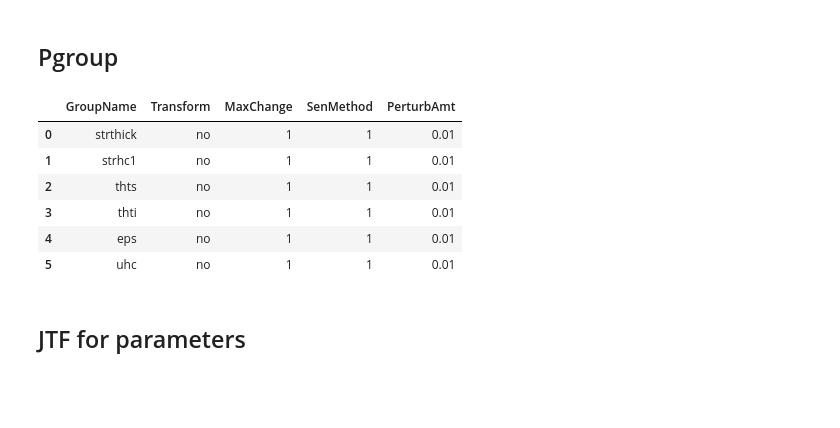
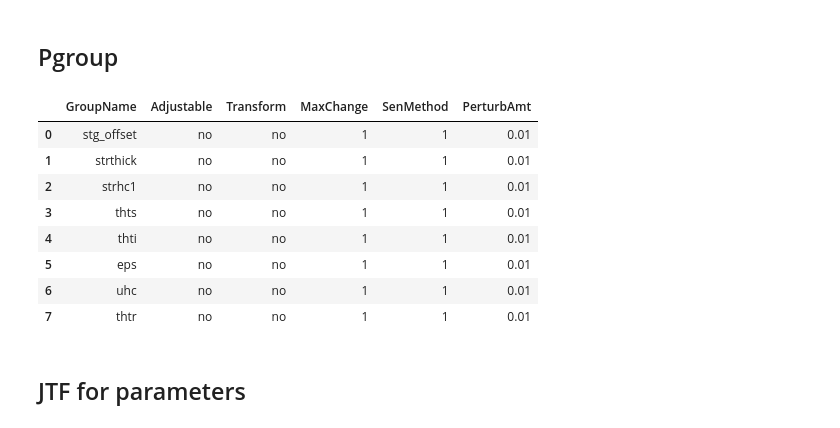
Before and after one commit to andrewcalderwood/CosumnesRiverRecharge, a Jupyter notebook: Projects/Streambed_seepage/1D Streambed seepage.ipynb, the cells around one changed output. Saved outputs shown, nothing was run; the diff lists cells and outputs as text; code cells hidden in the pictures; blank space fills up the shorter version.

```diff
--- a/Projects/Streambed_seepage/1D Streambed seepage.ipynb
+++ b/Projects/Streambed_seepage/1D Streambed seepage.ipynb
@@ -40,3 +40,8 @@ rm_sp.crs = 'epsg:4326'
 rm_sp = rm_sp.to_crs('epsg:32610')
 
 rm_teichert = rm_sp[rm_sp.id_num>3]
+
+# add MCC info to teichert
+rm_teichert = rm_teichert.append(rm_sp[rm_sp.Sensor=='MCC'])
+# write out parameters for teichert only plus MCC for downstream
+pd.DataFrame(rm_teichert).drop(columns = ['geometry']).to_csv(model_ws+'/teichert_params.csv')
@@ -805,7 +896,7 @@ IndexError: list assignment index out of range
 # %%
 # code for parameter estimation
 sensor_dict = pd.read_csv(join(model_ws, 'sensor_xs_dict.csv'))
-XS_params = sensor_dict.join(params.set_index('Sensor'), on='Sensor')
+XS_params = sensor_dict.join(rm_teichert.set_index('Sensor'), on='Sensor')
 # base sfr params
 sfr.reach_data.strthick = XS_params.strthick
 sfr.reach_data.strhc1 = XS_params.strhc1/(24*60) # start with low conductivity 10 m/day (sandy muddish) to m/min
@@ -820,13 +911,15 @@ if DFW == True:
     sfr.reach_data.strhc1 = XSg.uhc/(24*60) # start with low conductivity 10 m/day (sandy muddish) to m/min
 # %% [markdown]
 ## Pdata
+# %%
+pcols = params.columns[~params.columns.isin(['Sensor','Type','Latitude','Longitude', 'id_num'])]
 # %%
 def get_magnitude(x):
     return(10.0**(np.log10(x).astype(int)))
 
 def make_pdata(params):
     # melt parameter data and rename columns to fit UCODE format for .pdata
-    pdata = params.set_index('Sensor')[['strthick','strhc1','thts','thti','eps','uhc']]
+    pdata = params.set_index('Sensor')[pcols]
     pdata = pdata.melt(ignore_index=False)
     pdata['ParamName'] = pdata.variable + '_' + pdata.index.astype(str)
     # organize columns
@@ -897,20 +970,22 @@ with open(model_ws+'/MF_ucode.pdata', 'w',newline='') as f:
 # %%
 #'GroupName Adjustable Transform MaxChange SenMethod  PerturbAmt'
 pgroup =  pd.DataFrame(pdata.GroupName.unique(), columns=['GroupName'])
 # pgroup = pdata.set_index(['GroupName']).drop(columns=['ParamName','Constrain']).astype(float)
 # pgroup = pgroup.groupby('GroupName').mean()
-# pgroup['Adjustable'] = 'no'
+pgroup['Adjustable'] = 'no'
 pgroup['Transform'] = 'no'
 pgroup['MaxChange'] = 1
 pgroup['SenMethod'] = 1
 pgroup['PerturbAmt'] = 0.01
 pgroup
 # %% [output]
-|  | GroupName | Transform | MaxChange | SenMethod | PerturbAmt |
-| 0 | strthick | no | 1 | 1 | 0.01 |
-| 1 | strhc1 | no | 1 | 1 | 0.01 |
-| 2 | thts | no | 1 | 1 | 0.01 |
-| 3 | thti | no | 1 | 1 | 0.01 |
-| 4 | eps | no | 1 | 1 | 0.01 |
-| 5 | uhc | no | 1 | 1 | 0.01 |
+|  | GroupName | Adjustable | Transform | MaxChange | SenMethod | PerturbAmt |
+| 0 | stg_offset | no | no | 1 | 1 | 0.01 |
+| 1 | strthick | no | no | 1 | 1 | 0.01 |
+| 2 | strhc1 | no | no | 1 | 1 | 0.01 |
+| 3 | thts | no | no | 1 | 1 | 0.01 |
+| 4 | thti | no | no | 1 | 1 | 0.01 |
+| 5 | eps | no | no | 1 | 1 | 0.01 |
+| 6 | uhc | no | no | 1 | 1 | 0.01 |
+| 7 | thtr | no | no | 1 | 1 | 0.01 |
 # %%
```
Also changed, not shown: parts of 26 cells of this notebook.
